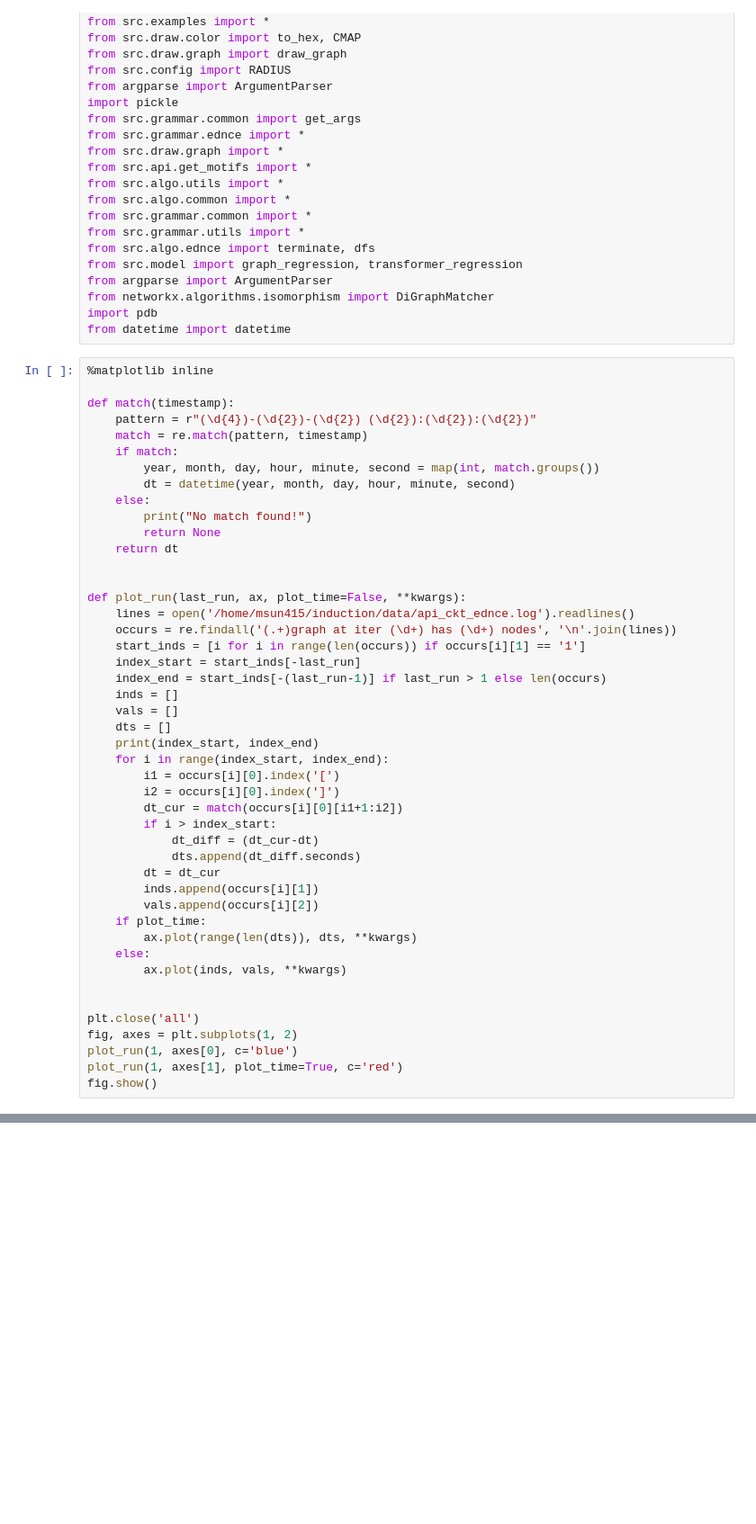
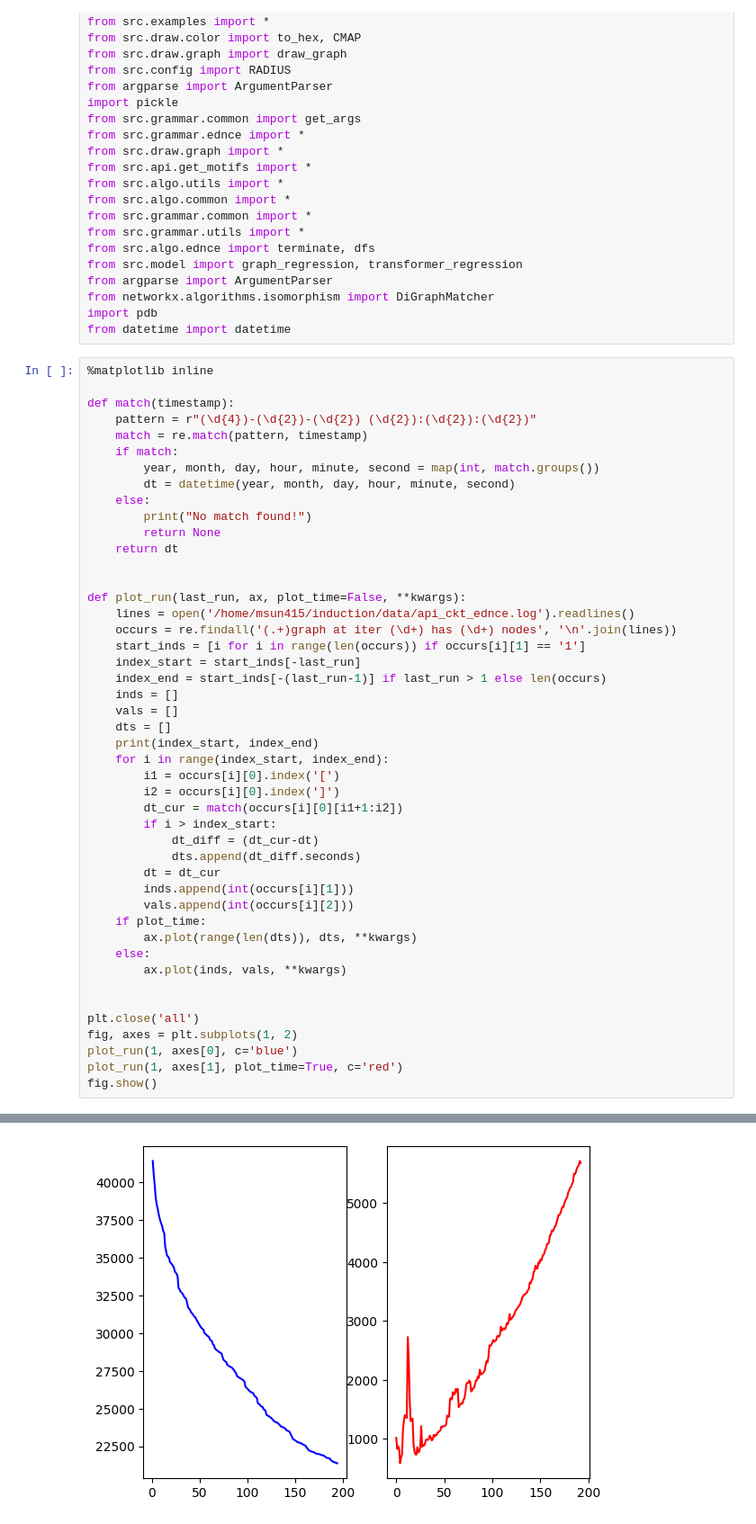
Before and after one commit to shiningsunnyday/induction, a Jupyter notebook: notebooks/playground-summary.ipynb, the cells around one changed output, grey strips where cells are left out. Shown: that part at 90% size. Drawn from its saved outputs; the diff is of its cells as text; blank space fills up the shorter version.

```diff
--- a/notebooks/playground-summary.ipynb
+++ b/notebooks/playground-summary.ipynb
@@ -58,8 +58,8 @@ def plot_run(last_run, ax, plot_time=False, **kwargs):
             dt_diff = (dt_cur-dt)
             dts.append(dt_diff.seconds)
         dt = dt_cur
-        inds.append(occurs[i][1])
-        vals.append(occurs[i][2])
+        inds.append(int(occurs[i][1]))
+        vals.append(int(occurs[i][2]))
     if plot_time:
         ax.plot(range(len(dts)), dts, **kwargs)
     else:
@@ -71,3 +71,4 @@ fig, axes = plt.subplots(1, 2)
 plot_run(1, axes[0], c='blue')
 plot_run(1, axes[1], plot_time=True, c='red')
 fig.show()
+# %% [output]
@@ -73,0 +77 @@ fig.show()
+[figure, added]
```
Also changed, not shown: parts of 1 cell of this notebook.
